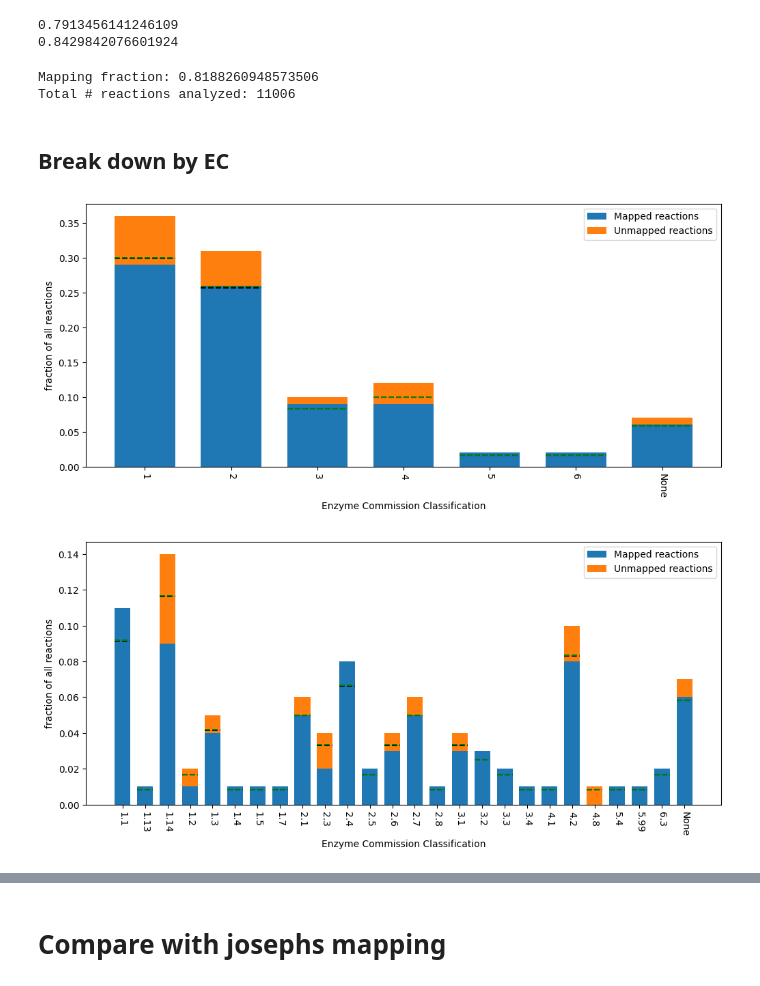
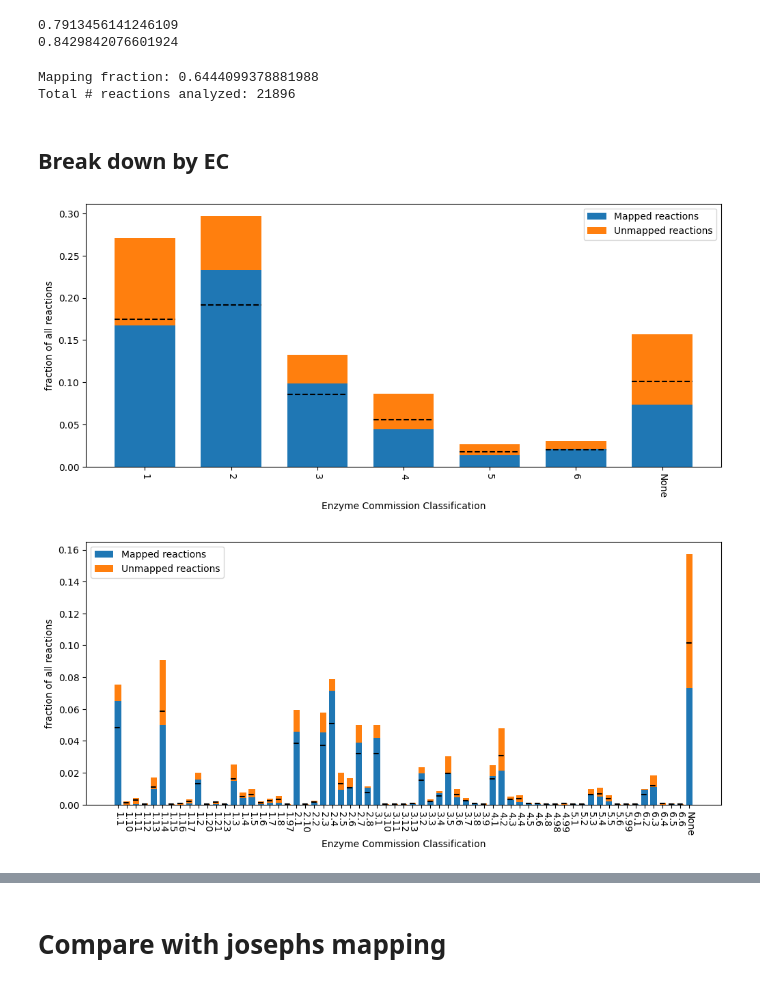
Before and after one commit to stefanpate/reaction-mapping, a Jupyter notebook: analysis_data_wrangling/analyze_mapping.ipynb, the cells around one changed output, grey strips where cells are left out. Drawn from its saved outputs; the diff is of its cells as text; code cells hidden in the pictures.

Commit message:
Only adding reactions to the mapping csv that are parseable smiles. Fixed issue with not tracking missing and unparseable smiles.

```diff
--- a/analysis_data_wrangling/analyze_mapping.ipynb
+++ b/analysis_data_wrangling/analyze_mapping.ipynb
@@ -53,7 +53,7 @@ print(len(list(filtered_rxns_w_ec.keys())) / len(filtered_mc_rxns))
 0.8429842076601924
 # %%
 # Load in all rule names
-rules_path = '../mapping/minimal1224_all_uniprot.tsv' # JN3604IMT_rules.tsv
+rules_path = '../mapping/JN3604IMT_rules.tsv' # minimal1224_all_uniprot.tsv
 all_rules = []
 with open(rules_path, 'r') as f:
     reader = csv.reader(f, delimiter='\t')
@@ -63,9 +63,10 @@ with open(rules_path, 'r') as f:
 all_rules = all_rules[1:]
 # %%
 # Load mapping
-mapping_path = '../mapping/mapping_mc_v21_min_rules_enforce_cof.csv'
-missing_path = '../mapping/missing_smiles_mc_v21_min_rules_enforce_cof.csv'
-parse_path = '../mapping/smiles_parse_issues_mc_v21_min_rules_enforce_cof.csv'
+suffix = '_mc_v21_imt_rules_enforce_cof.csv' #_mc_221214_imt_rules_enforce_cof.csv _mc_v21_fn_min_rules.csv
+mapping_path = '../mapping/mapping' + suffix
+missing_path = '../mapping/missing_smiles' + suffix
+parse_path = '../mapping/smiles_parse_issues' + suffix
 all_rxns = []
 mapped_rxns = []
 unmapped_rxns = []
@@ -104,8 +105,8 @@ unmapped_rxns = list(set(unmapped_rxns) - set(parse_issues))
 print("Mapping fraction: {}".format(len(mapped_rxns) / len(all_rxns)))
 print("Total # reactions analyzed: {}".format(len(all_rxns)))
 # %% [output]
-Mapping fraction: 0.8188260948573506
-Total # reactions analyzed: 11006
+Mapping fraction: 0.6444099378881988
+Total # reactions analyzed: 21896
 # %% [markdown]
 ## Break down by EC
 # %%
@@ -179,36 +180,36 @@ ymax = [0.55, 0.35]
 for i in range(2): # Iterate over 2 levels of ecc
     fig, ax = plt.subplots(figsize=(12,5))
     tot = sum(list(ecc_arrs[0][i].values())) + sum(list(ecc_arrs[1][i].values()))
 
 
     for j in range(2): # Iterate over mapped, unmapped
         xs = np.arange(len(ecc_arrs[j][i]))
         names = sorted(list(ecc_arrs[j][i].keys()))
         values = np.array([ecc_arrs[j][i][name] for name in names])
         values = values / tot
 
         if j == 0:
             ax.bar(xs, values, width=width, tick_label=names, label=labels[j])
             last_names = names
             last_values = values
         else:
             ax.bar(xs, values, width=width, tick_label=names, label=labels[j], bottom=last_values)
             ax.set_xticklabels(names, rotation=-90)
 
     # Make chance lines
     for k, x in enumerate(xs):
         top = last_values[k] + values[k]
         ax.hlines(top * map_frac, x - width / 2, x + width / 2, color='k', ls='--')
-        ax.hlines(top * jos_overall_map_frac, x - width / 2, x + width / 2, color='g', ls='--')
+        # ax.hlines(top * jos_overall_map_frac, x - width / 2, x + width / 2, color='g', ls='--')
 
     # ax.set_ylim(0, ymax[i])
     ax.set_xlabel(f"Enzyme Commission Classification")
     ax.set_ylabel('fraction of all reactions')
     ax.legend()
     plt.show()
 # %% [output]
-[figure, old version]
+[figure, new version]
-[figure, old version]
+[figure, new version]
 # %%
 # Plot rule counts by reaction (on most specific level available)
 n_rules_per_rxn = sorted([len(elt) for elt in rxn2rule.values()], reverse=True)
```
Also changed, not shown: parts of 32 cells of this notebook, 38 other files.
